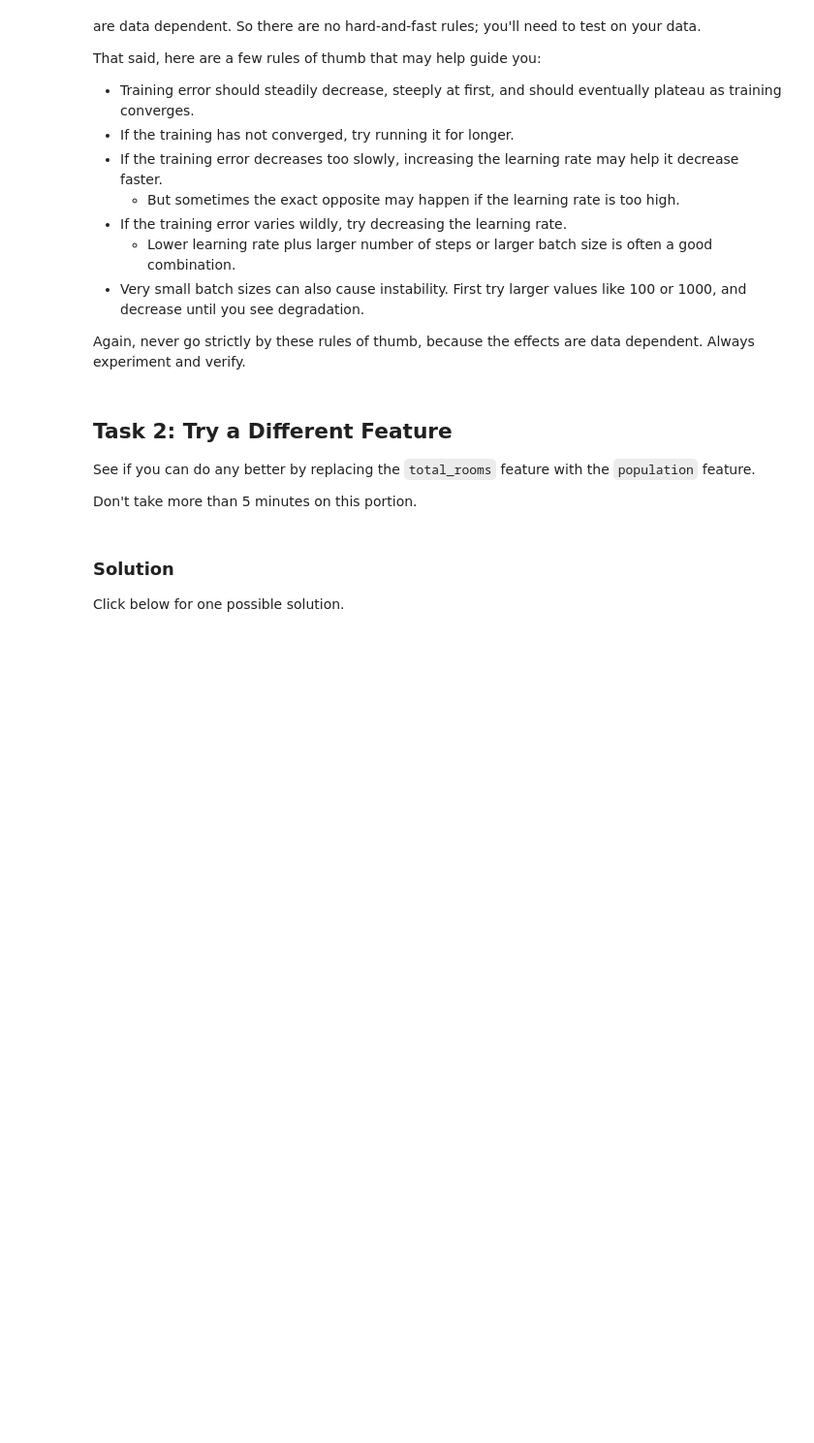
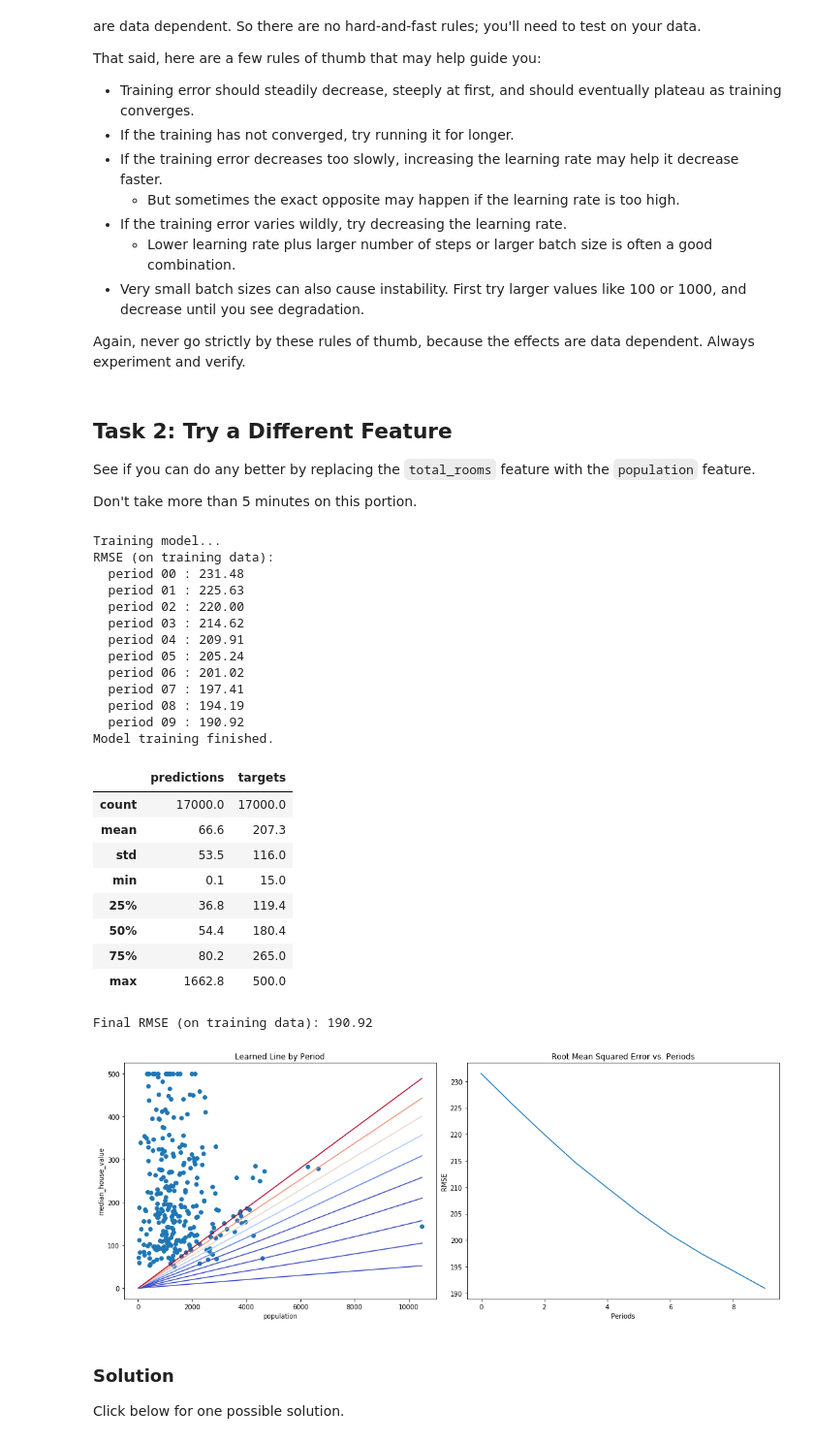
Before and after one commit to anwng09/GoogleMachineLearningExercises, a Jupyter notebook: first_steps_with_tensor_flow.ipynb, the cells around one changed output. Shown at 97% size. Drawn from its saved outputs; the diff is of its cells as text; code cells hidden in the pictures; blank space fills up the shorter version.

```diff
--- a/first_steps_with_tensor_flow.ipynb
+++ b/first_steps_with_tensor_flow.ipynb
@@ -444,3 +442,35 @@ Don't take more than 5 minutes on this portion.
+# %%
+train_model(
+    learning_rate=0.00002,
+    steps=500,
+    batch_size=1,
+    input_feature="population"
+)
+# %% [output]
+Training model...
+RMSE (on training data):
+  period 00 : 231.48
+  period 01 : 225.63
+  period 02 : 220.00
+  period 03 : 214.62
+  period 04 : 209.91
+  period 05 : 205.24
+  period 06 : 201.02
+  period 07 : 197.41
+  period 08 : 194.19
+  period 09 : 190.92
+Model training finished.
+|  | predictions | targets |
+| count | 17000.0 | 17000.0 |
+| mean | 66.6 | 207.3 |
+| std | 53.5 | 116.0 |
+| min | 0.1 | 15.0 |
+| 25% | 36.8 | 119.4 |
+| 50% | 54.4 | 180.4 |
+| 75% | 80.2 | 265.0 |
+| max | 1662.8 | 500.0 |
+Final RMSE (on training data): 190.92
+[figure, added]
 # %% [markdown]
 ### Solution
 
```
Also changed, not shown: parts of 1 cell of this notebook.
